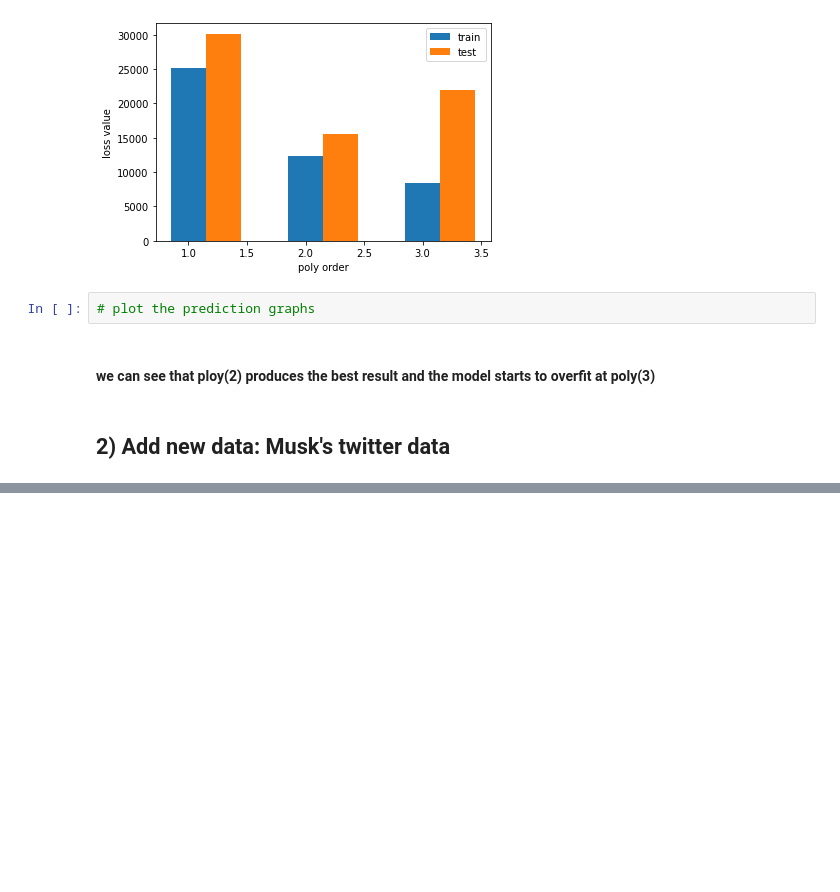
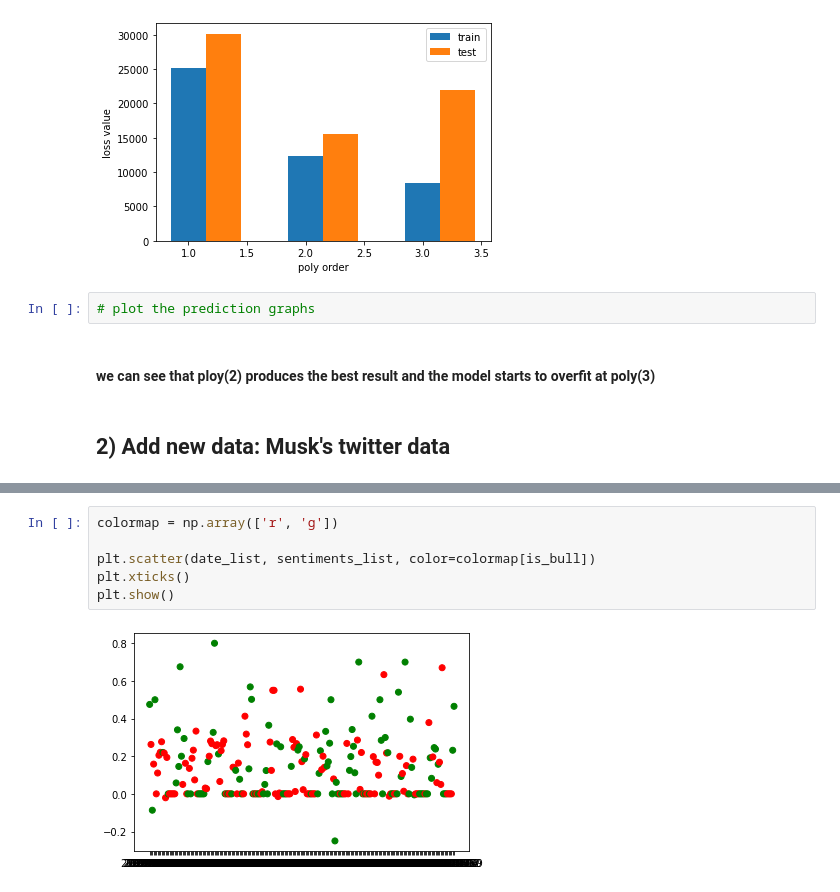
Before and after one commit to Austin-Li-1123/Tesla_forcasting_feature_analysis, a Jupyter notebook: model/model.py.ipynb, the cells around one changed output, grey strips where cells are left out. Cells and saved outputs as stored; diff of their text form; blank space fills up the shorter version.

```diff
--- a/model/model.py.ipynb
+++ b/model/model.py.ipynb
@@ -324,0 +481,8 @@ plt.show()
+# %%
+colormap = np.array(['r', 'g'])
+
+plt.scatter(date_list, sentiments_list, color=colormap[is_bull])
+plt.xticks()
+plt.show()
+# %% [output]
+[figure, added]
```
Also changed, not shown: parts of 10 cells of this notebook, 3 other files.
